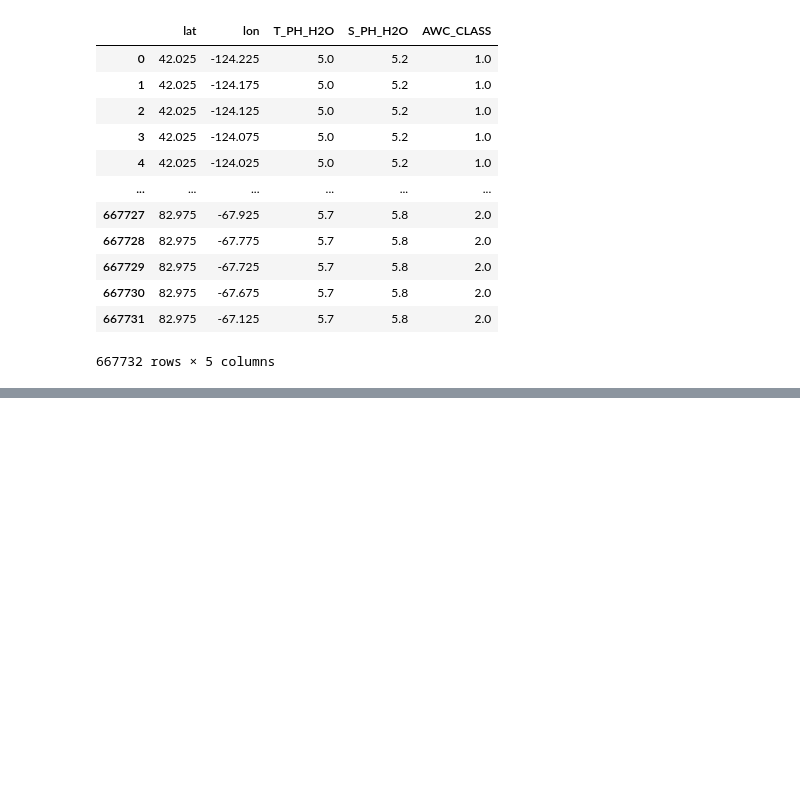
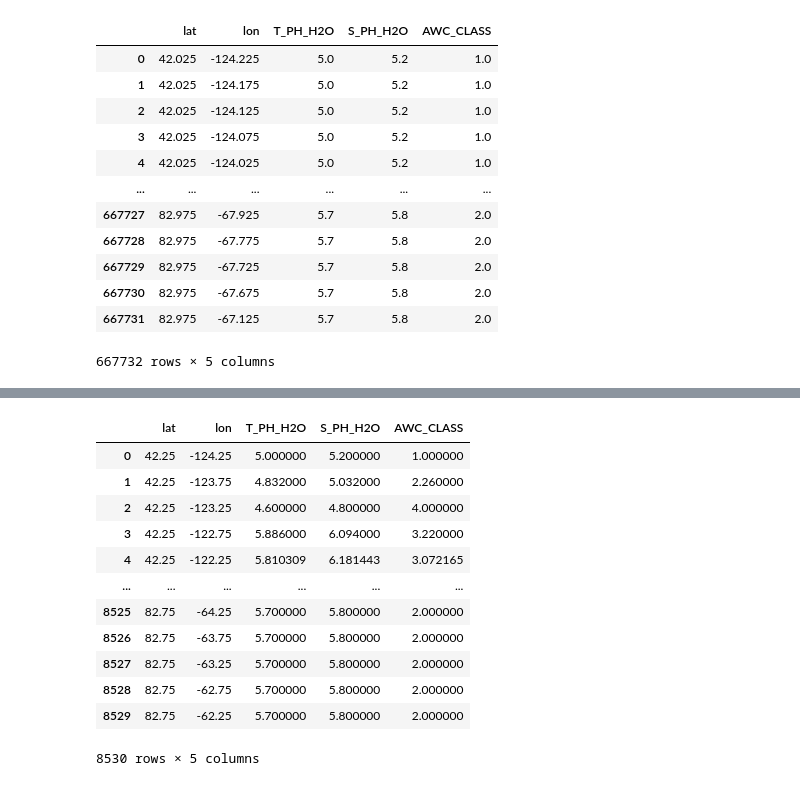
Before and after one commit to amkaypark/Self-updating-Farmer-s-Almanac, a Jupyter notebook: dataproc.ipynb, the cells around one changed output, grey strips where cells are left out. Drawn from its saved outputs; the diff is of its cells as text; code cells hidden in the pictures; blank space fills up the shorter version.

```diff
--- a/dataproc.ipynb
+++ b/dataproc.ipynb
@@ -354,0 +378,16 @@ merge_all.to_csv('merged_soil.csv', index=True)
+# %%
+grouped_soil
+# %% [output]
+|  | lat | lon | T_PH_H2O | S_PH_H2O | AWC_CLASS |
+| 0 | 42.25 | -124.25 | 5.000000 | 5.200000 | 1.000000 |
+| 1 | 42.25 | -123.75 | 4.832000 | 5.032000 | 2.260000 |
+| 2 | 42.25 | -123.25 | 4.600000 | 4.800000 | 4.000000 |
+| 3 | 42.25 | -122.75 | 5.886000 | 6.094000 | 3.220000 |
+| 4 | 42.25 | -122.25 | 5.810309 | 6.181443 | 3.072165 |
+| ... | ... | ... | ... | ... | ... |
+| 8525 | 82.75 | -64.25 | 5.700000 | 5.800000 | 2.000000 |
+| 8526 | 82.75 | -63.75 | 5.700000 | 5.800000 | 2.000000 |
+| 8527 | 82.75 | -63.25 | 5.700000 | 5.800000 | 2.000000 |
+| 8528 | 82.75 | -62.75 | 5.700000 | 5.800000 | 2.000000 |
+| 8529 | 82.75 | -62.25 | 5.700000 | 5.800000 | 2.000000 |
+8530 rows × 5 columns
```
Also changed, not shown: parts of 10 cells of this notebook, 1 other file.
